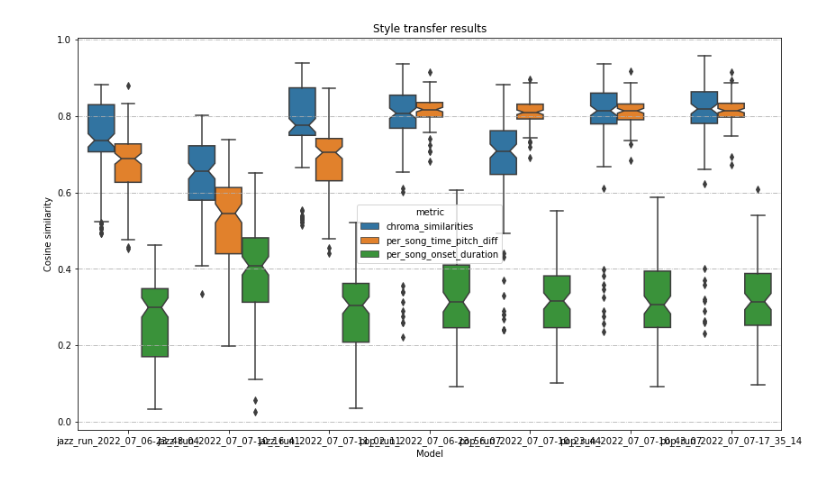
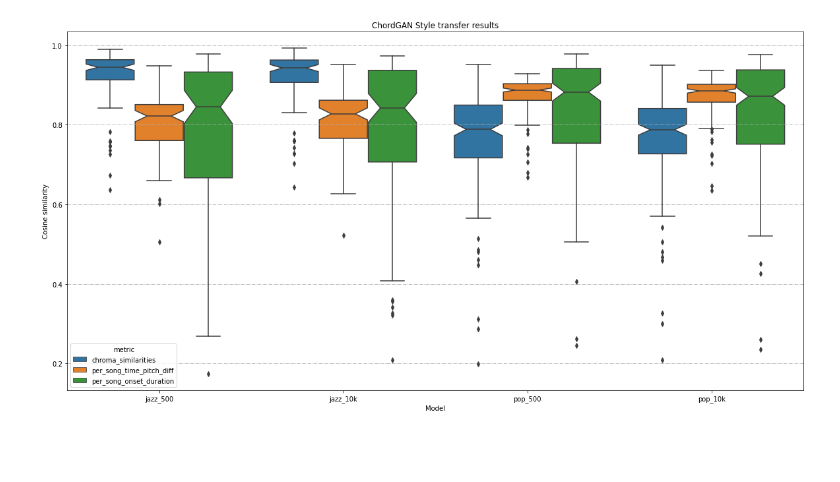
Before and after one commit to amaralcs/ChordGAN-v2, a Jupyter notebook: notebooks/evaluate_results.ipynb, the cells around one changed output. Drawn from its saved outputs; the diff is of its cells as text; code cells hidden in the pictures; blank space fills up the shorter version.

```diff
--- a/notebooks/evaluate_results.ipynb
+++ b/notebooks/evaluate_results.ipynb
@@ -67,11 +57,19 @@ os.listdir(results_fpath)
+# %%
+model_name_map = {
+    "pop_run_2022_07_07-17_35_14": "pop_10k",
+    "jazz_run_2022_07_07-11_21_20": "jazz_10k",
+    "pop_run_2022_07_07-10_43_07": "pop_500",
+    "jazz_run_2022_07_07-11_02_11": "jazz_500",
+}
 # %%
-results_fpath = "../results"
+results_fpath = "../results/bodhidharma"
 nano_df = []
 macro_df = []
+tonnetz_df = []
 
 # Load the results
 for model_name in os.listdir(results_fpath):
-    [fname] = os.listdir(os.path.join(results_fpath, model_name))
+    fname = os.listdir(os.path.join(results_fpath, model_name))[0]
     fpath = os.path.join(results_fpath, model_name, fname)
 
     with open(fpath, "r") as f:
@@ -79,33 +77,38 @@ for model_name in os.listdir(results_fpath):
 
     # Create dataframes
     chromas = build_df(results, ["chroma_similarities"])
+    tonnetz_distances = build_df(results, ["tonnetz_distances"])
     style_macro = build_df(results, ["macro_time_pitch_diff", "macro_onset_duration"])
     style_per_song = build_df(
         results, ["per_song_time_pitch_diff", "per_song_onset_duration"]
     )
 
     nano_metrics = pd.concat([chromas, style_per_song], axis=0)
-    nano_metrics["model_name"] = model_name
-    style_macro["model_name"] = model_name
-    nano_df.append(nano_metrics)
-    macro_df.append(style_macro)
+    nano_metrics["model_name"] = model_name_map.get(model_name)
+    tonnetz_distances["model_name"] = model_name_map.get(model_name)
+    style_macro["model_name"] = model_name_map.get(model_name)
+
+    nano_df.append(nano_metrics[nano_metrics["model_name"].notna()])
+    tonnetz_df.append(tonnetz_distances[tonnetz_distances["model_name"].notna()])
+    macro_df.append(style_macro[style_macro["model_name"].notna()])
 
 nano_df = pd.concat(nano_df, axis=0)
+tonnetz_df = pd.concat(tonnetz_df, axis=0)
 macro_df = pd.concat(macro_df, axis=0)
 # %%
 from matplotlib.ticker import MultipleLocator, AutoMinorLocator
 
-fig, ax = plt.subplots(figsize=(14, 8))
+fig, ax = plt.subplots(figsize=(20, 10))
 
 ax = sns.boxplot(
     x="model_name", y="value", hue="metric", data=nano_df, ax=ax, notch=True
 )
 ax.yaxis.grid(True, linestyle="-.")
-ax.set_title("Style transfer results")
+ax.set_title("ChordGAN Style transfer results")
 ax.set_xlabel("Model")
 ax.set_ylabel("Cosine similarity")
 
 
 plt.show()
 # %% [output]
-[figure, old version]
+[figure, new version]
```
Also changed, not shown: parts of 3 cells of this notebook, 2 other files.
